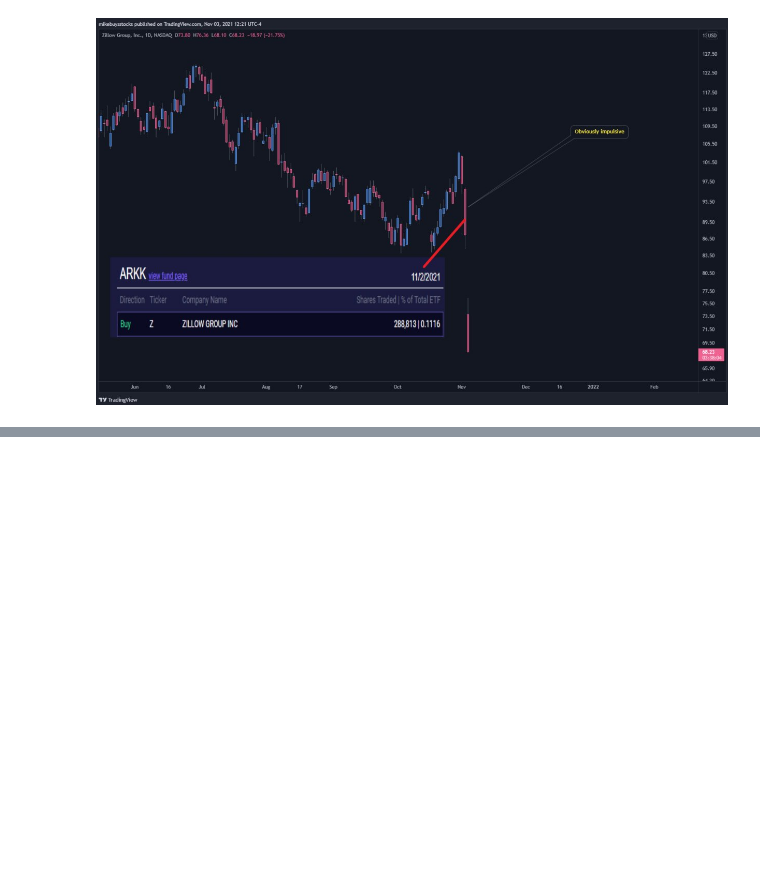
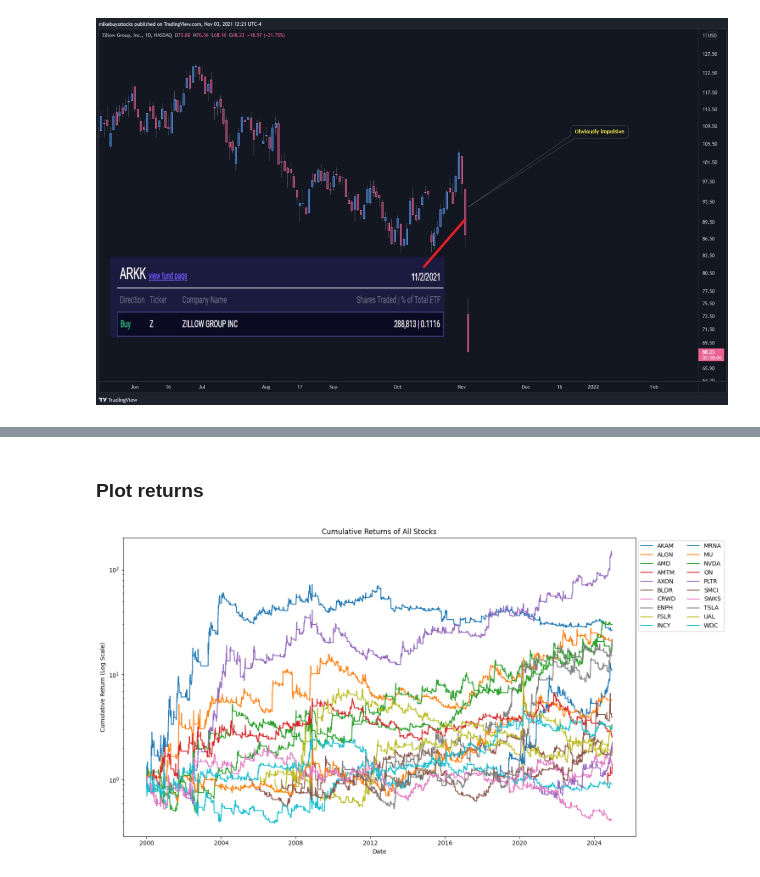
Before and after one commit to billyfrog8/Ensemble, a Jupyter notebook: Ensemble.ipynb, the cells around one changed output, grey strips where cells are left out. Saved outputs shown, nothing was run; the diff lists cells and outputs as text; code cells hidden in the pictures; blank space fills up the shorter version.

```diff
--- a/Ensemble.ipynb
+++ b/Ensemble.ipynb
@@ -200,7 +208,9 @@ binary_df.head(20)
 open_threshold = 14
 close_threshold = 10
 
-def simulate_trading(df):
+def simulate_trading(df, open_threshold = 14, close_threshold=10):
+    open_threshold=open_threshold
+    close_threshold = close_threshold
     df = df.sort_values("Date").copy()
 
     # Initialize new columns
@@ -539,0 +582,7 @@ plt.show()
+# %%
+tickers = ['AMTM', 'ENPH', 'MRNA', 'PLTR', 'AMD', 'BLDR',
+           'CRWD', 'FSLR', 'AXON', 'ON', 'TSLA', 'INCY', 'SWKS', 'SMCI', 'NVDA', 'UAL', 'ALGN', 'MU', 'AKAM', 'WDC']
+
+trades_df_se = binary_df[binary_df['Ticker'].isin(tickers)].groupby('Ticker').apply(simulate_trading)
+trades_df_se.set_index('Date', inplace=True)
+trades_df_se.head()
@@ -539,0 +597,19 @@ plt.show()
+# %% [markdown]
+### Plot returns
+# %%
+trades_df_se['Return'] = trades_df_se.groupby('Ticker')['Cumulative_Return'].pct_change()
+
+plt.figure(figsize=(15, 8))
+for ticker in trades_df_se['Ticker'].unique():
+    stock_data = trades_df_se[trades_df_se['Ticker'] == ticker]
+    plt.plot(stock_data['Cumulative_Return'], label=ticker)
+
+plt.yscale('log')
+plt.title('Cumulative Returns of All Stocks')
+plt.xlabel('Date')
+plt.ylabel('Cumulative Return (Log Scale)')
+plt.legend(loc='upper left', bbox_to_anchor=(1, 1), ncol=2)
+plt.tight_layout()
+plt.show()
+# %% [output]
+[figure, added]
```
Also changed, not shown: parts of 7 cells of this notebook.
